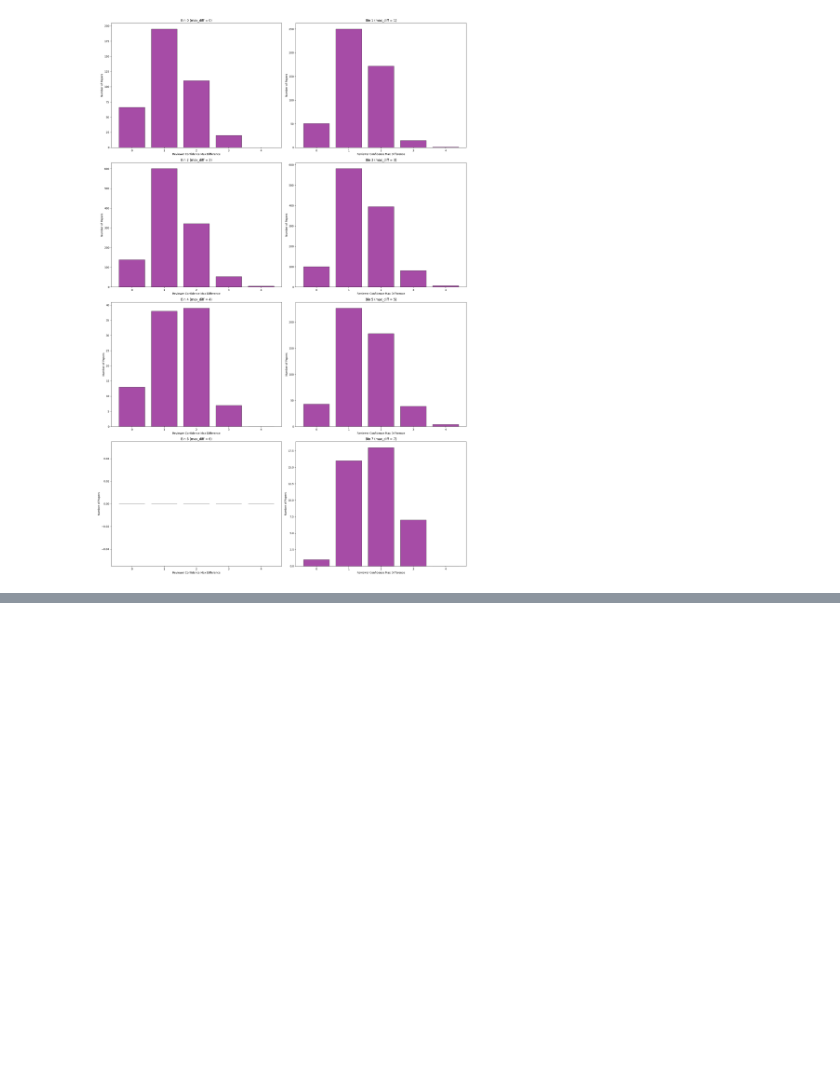
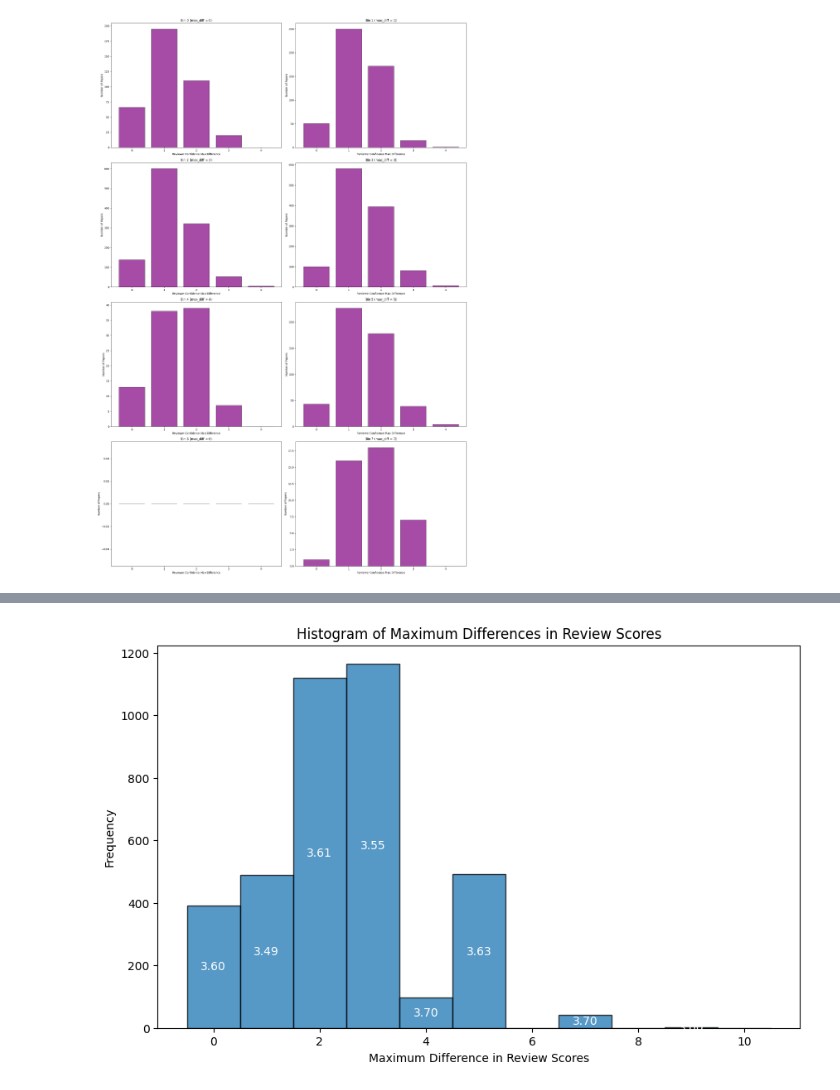
Before and after one commit to halilfarukkaragoz/data-literacy-group16, a Jupyter notebook: yusuf/Explore_max_diff.ipynb, the cells around one changed output, grey strips where cells are left out. Saved outputs shown, nothing was run; the diff lists cells and outputs as text; code cells hidden in the pictures; blank space fills up the shorter version.

```diff
--- a/yusuf/Explore_max_diff.ipynb
+++ b/yusuf/Explore_max_diff.ipynb
@@ -183,0 +200,39 @@ plt.show()
+# %%
+
+# Assuming 'reviewer_recommendation_yusuf_max_diff' and 'reviewer_confidence_nanmean' are column names
+column_name = 'reviewer_recommendation_yusuf_max_diff'  # Replace with the actual column name for recommendations
+confidence_col = 'reviewer_confidence_nanmean'  # Column name for confidence mean
+
+# Define the bins for the histogram
+bins = range(0, 12)  # 0 to 11
+bin_centers = np.arange(0, 11)  # Center bins at integers
+
+# Count the number of papers in each bin and calculate averages
+confidence_averages = []
+for i in range(len(bins) - 1):
+    # Filter papers for the current bin
+    bin_papers = df[
+        (df[column_name] >= bins[i]) & (df[column_name] < bins[i + 1])
+    ]
+    # Calculate the average confidence
+    avg_confidence = bin_papers[confidence_col].mean() if not bin_papers.empty else 0
+    confidence_averages.append(avg_confidence)
+
+# Create the histogram
+plt.figure(figsize=(10, 6))
+counts, _, _ = plt.hist(df[column_name], bins=bins, align='left', edgecolor='black', alpha=0.75)
+
+# Add labels and title
+plt.xlabel('Maximum Difference in Review Scores')
+plt.ylabel('Frequency')
+plt.title('Histogram of Maximum Differences in Review Scores')
+
+# Annotate the average confidence scores on the bins
+for i, avg_conf in enumerate(confidence_averages):
+    if counts[i] > 0:  # Only annotate bins with entries
+        plt.text(bin_centers[i], counts[i] / 2, f'{avg_conf:.2f}', ha='center', va='center', fontsize=10, color='white')
+
+# Display the plot
+plt.show()
+# %% [output]
+[figure, added]
```
Also changed, not shown: parts of 3 cells of this notebook.
